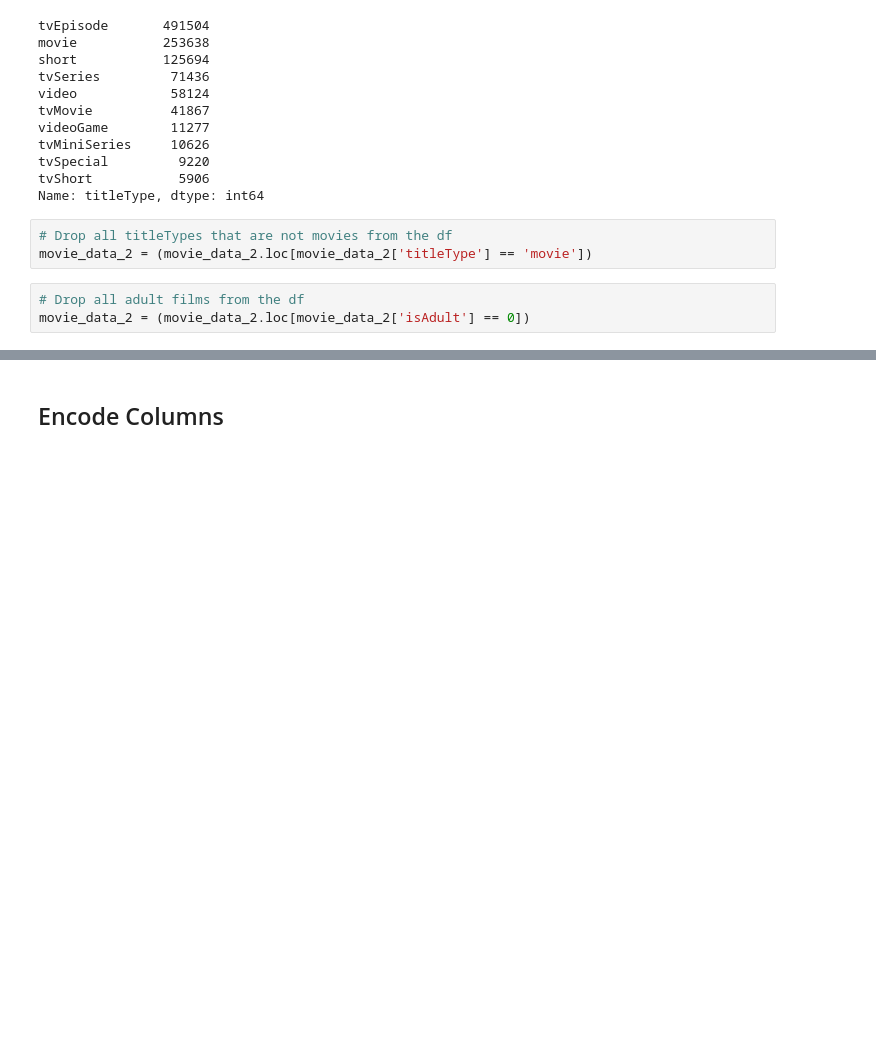
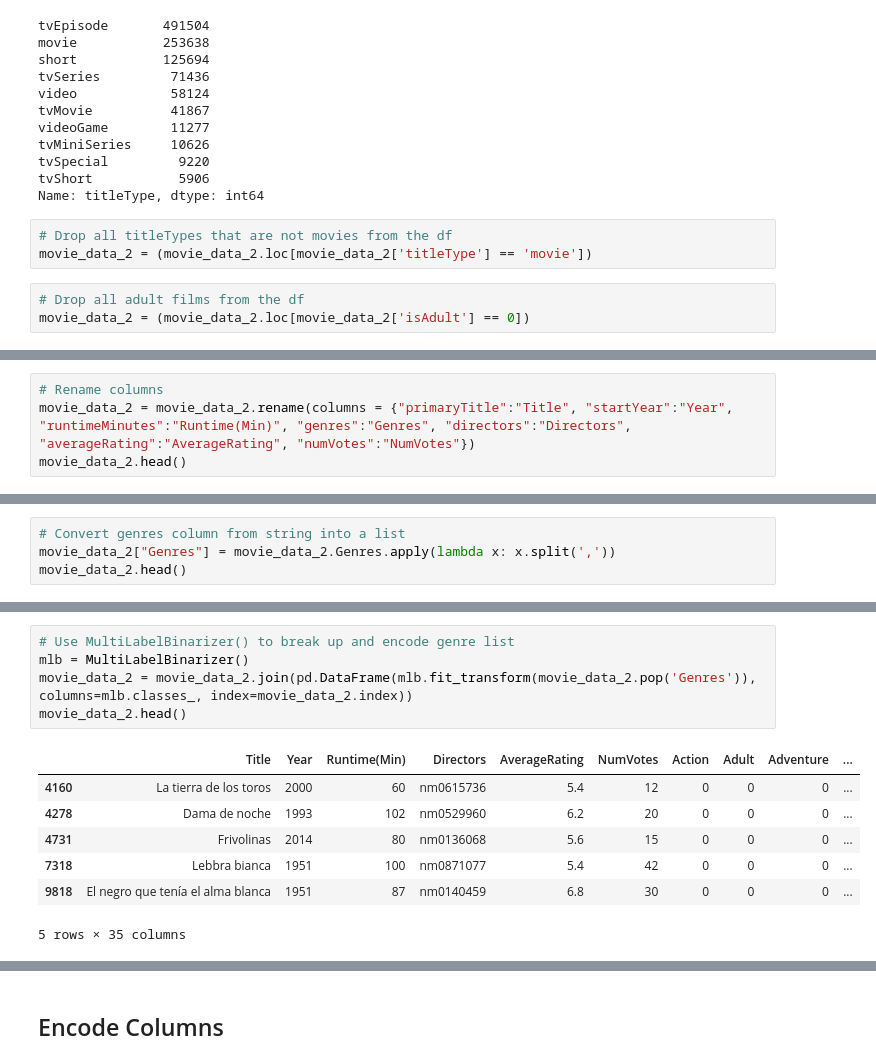
Before and after one commit to hemsmalli5/test, a Jupyter notebook: Project_Master.ipynb, the cells around one changed output, grey strips where cells are left out. Saved outputs shown, nothing was run; the diff lists cells and outputs as text; blank space fills up the shorter version.

```diff
--- a/Project_Master.ipynb
+++ b/Project_Master.ipynb
@@ -211,0 +204,4 @@ movie_data_2.head()
+# %%
+# Rename columns
+movie_data_2 = movie_data_2.rename(columns = {"primaryTitle":"Title", "startYear":"Year", "runtimeMinutes":"Runtime(Min)", "genres":"Genres", "directors":"Directors", "averageRating":"AverageRating", "numVotes":"NumVotes"})
+movie_data_2.head()
@@ -211,0 +230,4 @@ movie_data_2.head()
+# %%
+# Convert genres column from string into a list
+movie_data_2["Genres"] = movie_data_2.Genres.apply(lambda x: x.split(','))
+movie_data_2.head()
@@ -211,0 +241,13 @@ movie_data_2.head()
+# %%
+# Use MultiLabelBinarizer() to break up and encode genre list
+mlb = MultiLabelBinarizer()
+movie_data_2 = movie_data_2.join(pd.DataFrame(mlb.fit_transform(movie_data_2.pop('Genres')), columns=mlb.classes_, index=movie_data_2.index))
+movie_data_2.head()
+# %% [output]
+|  | Title | Year | Runtime(Min) | Directors | AverageRating | NumVotes | Action | Adult | Adventure | ... |
+| 4160 | La tierra de los toros | 2000 | 60 | nm0615736 | 5.4 | 12 | 0 | 0 | 0 | ... |
+| 4278 | Dama de noche | 1993 | 102 | nm0529960 | 6.2 | 20 | 0 | 0 | 0 | ... |
+| 4731 | Frivolinas | 2014 | 80 | nm0136068 | 5.6 | 15 | 0 | 0 | 0 | ... |
+| 7318 | Lebbra bianca | 1951 | 100 | nm0871077 | 5.4 | 42 | 0 | 0 | 0 | ... |
+| 9818 | El negro que tenía el alma blanca | 1951 | 87 | nm0140459 | 6.8 | 30 | 0 | 0 | 0 | ... |
+5 rows × 35 columns
```
Also changed, not shown: parts of 31 cells of this notebook.
